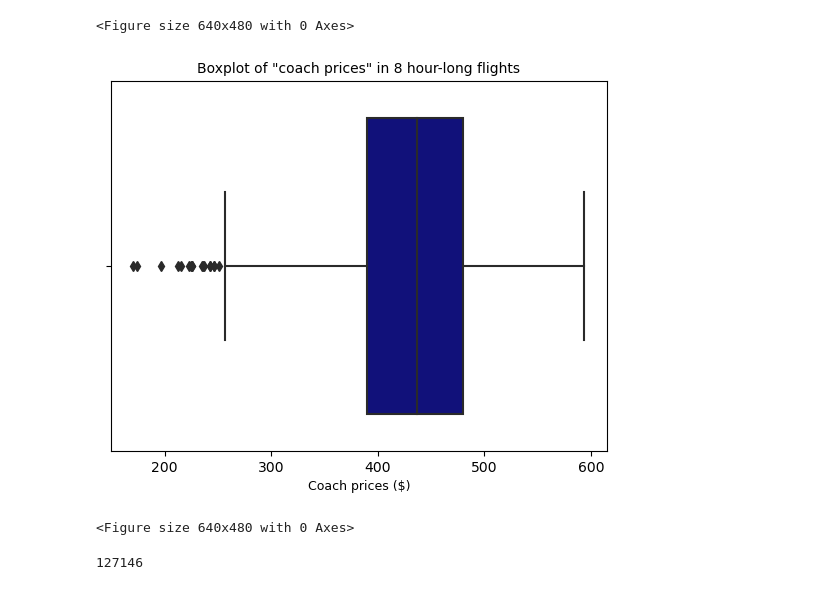
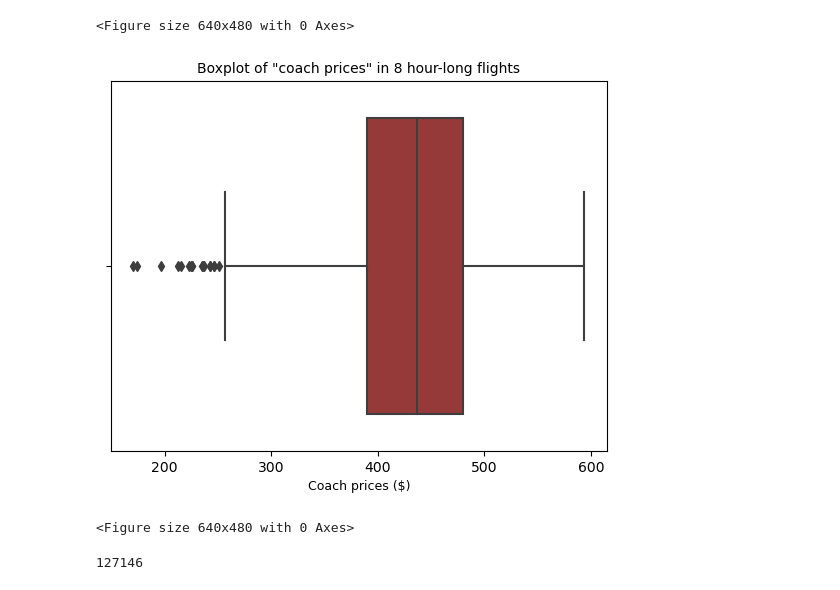
Before and after one commit to LiZoMark841619/Airline_analysis, a Jupyter notebook: Airline_analysis/Airline Analysis.ipynb, the cells around one changed output. Saved outputs shown, nothing was run; the diff lists cells and outputs as text; code cells hidden in the pictures.

```diff
--- a/Airline_analysis/Airline Analysis.ipynb
+++ b/Airline_analysis/Airline Analysis.ipynb
@@ -118,13 +118,13 @@ plt.clf()
 [figure]
 <Figure size 640x480 with 0 Axes>
 # %%
-sns.boxplot(x='coach_price_long', data=flight, color='darkblue')
+sns.boxplot(x='coach_price_long', data=flight, color='brown')
 plt.title('Boxplot of "coach prices" in 8 hour-long flights', fontsize=10)
 plt.xlabel('Coach prices ($)', fontsize=9)
 plt.show()
 plt.clf()
 # %% [output]
-[figure, old version]
+[figure, new version]
 <Figure size 640x480 with 0 Axes>
 # %%
 flight.coach_price_long.isna().sum()
```
Also changed, not shown: parts of 8 cells of this notebook.
